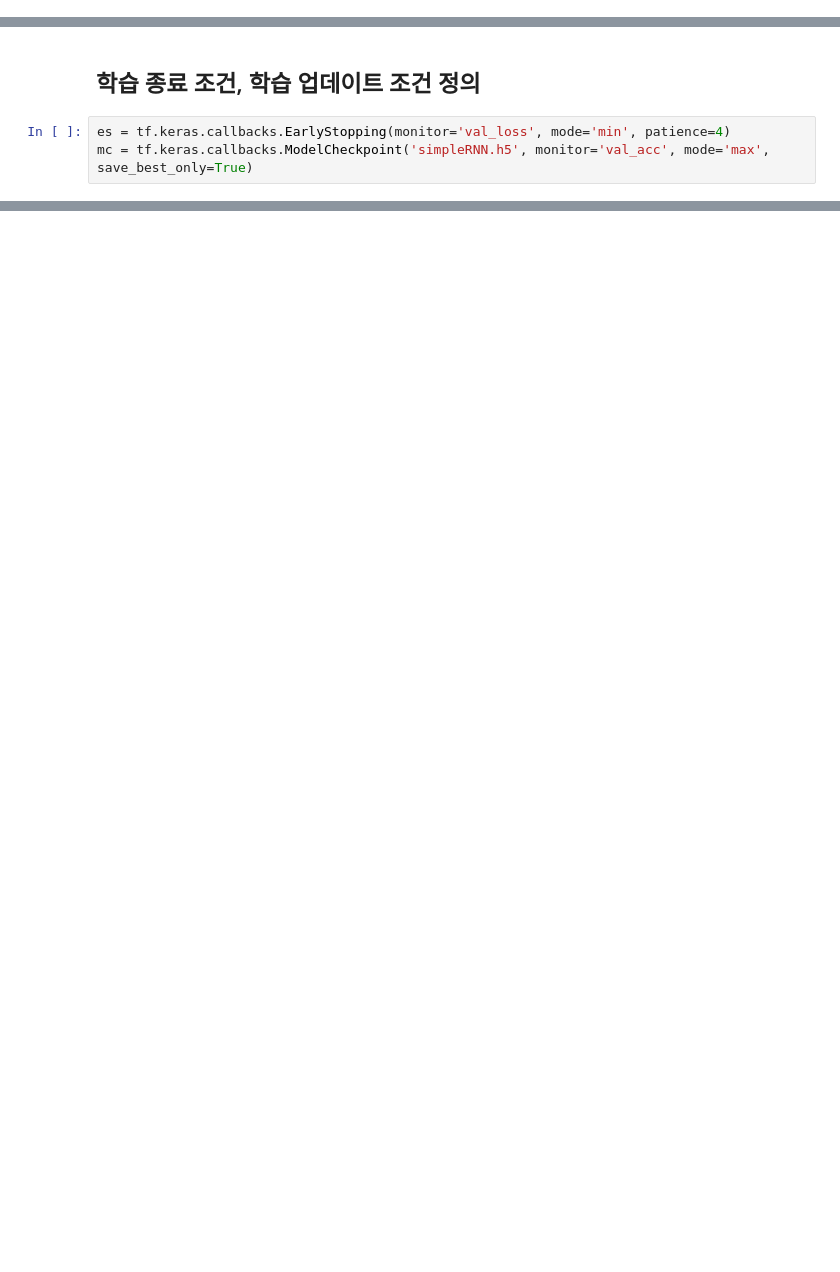
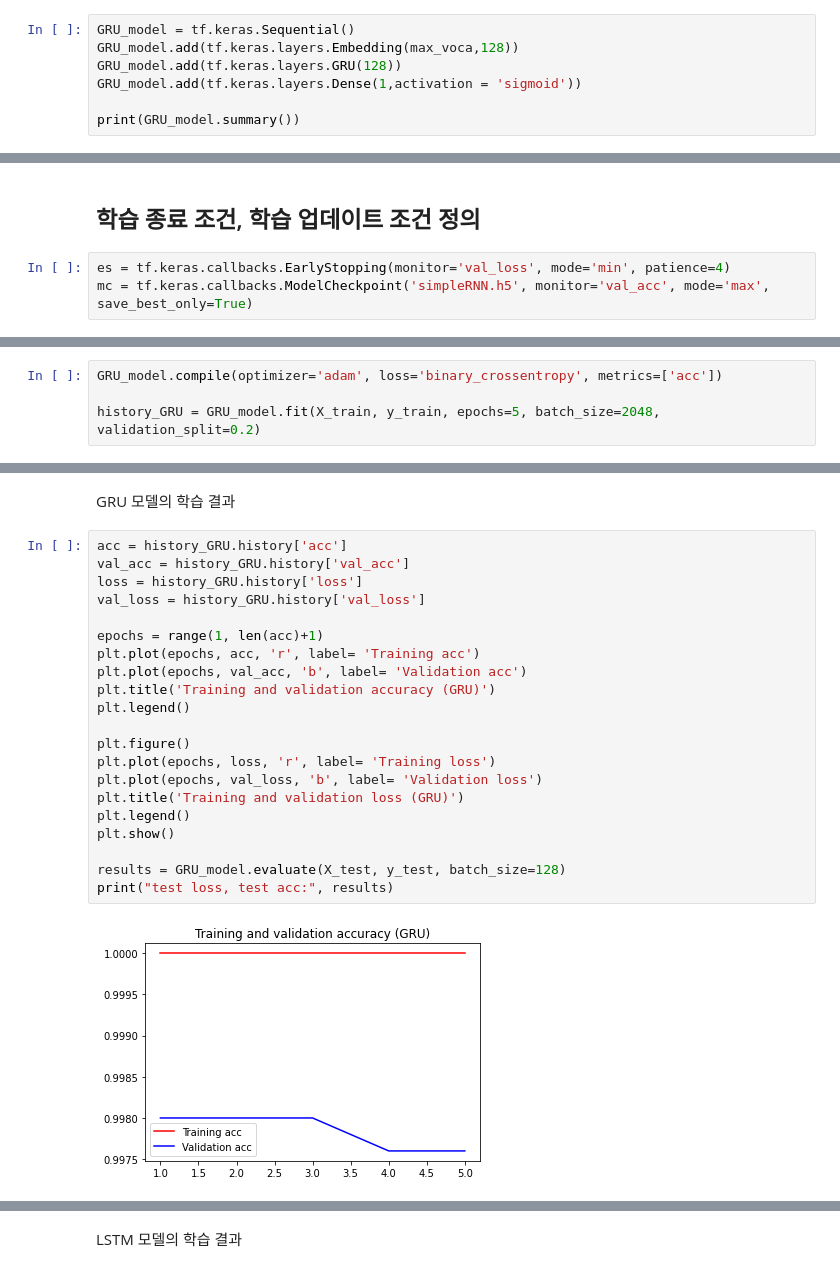
Before and after one commit to VanguardDream/DGIST-RT626, a Jupyter notebook: HW2.ipynb, the cells around one changed output, grey strips where cells are left out. Drawn from its saved outputs; the diff is of its cells as text; blank space fills up the shorter version.

```diff
--- a/HW2.ipynb
+++ b/HW2.ipynb
@@ -191,3 +191,10 @@ Trainable params: 1,029,441
 Non-trainable params: 0
 _________________________________________________________________
 None
+# %%
+GRU_model = tf.keras.Sequential()
+GRU_model.add(tf.keras.layers.Embedding(max_voca,128))
+GRU_model.add(tf.keras.layers.GRU(128))
+GRU_model.add(tf.keras.layers.Dense(1,activation = 'sigmoid'))
+
+print(GRU_model.summary())
@@ -215,0 +265,4 @@ Epoch 5/15
+# %%
+GRU_model.compile(optimizer='adam', loss='binary_crossentropy', metrics=['acc'])
+
+history_GRU = GRU_model.fit(X_train, y_train, epochs=5, batch_size=2048, validation_split=0.2)
@@ -236,0 +321,25 @@ plt.show()
+# %% [markdown]
+GRU 모델의 학습 결과
+# %%
+acc = history_GRU.history['acc']
+val_acc = history_GRU.history['val_acc']
+loss = history_GRU.history['loss']
+val_loss = history_GRU.history['val_loss']
+
+epochs = range(1, len(acc)+1)
+plt.plot(epochs, acc, 'r', label= 'Training acc')
+plt.plot(epochs, val_acc, 'b', label= 'Validation acc')
+plt.title('Training and validation accuracy (GRU)')
+plt.legend()
+
+plt.figure()
+plt.plot(epochs, loss, 'r', label= 'Training loss')
+plt.plot(epochs, val_loss, 'b', label= 'Validation loss')
+plt.title('Training and validation loss (GRU)')
+plt.legend()
+plt.show()
+
+results = GRU_model.evaluate(X_test, y_test, batch_size=128)
+print("test loss, test acc:", results)
+# %% [output]
+[figure, added]
@@ -236,0 +349,2 @@ plt.show()
+# %% [markdown]
+LSTM 모델의 학습 결과
```
Also changed, not shown: parts of 13 cells of this notebook, 6 other files.
